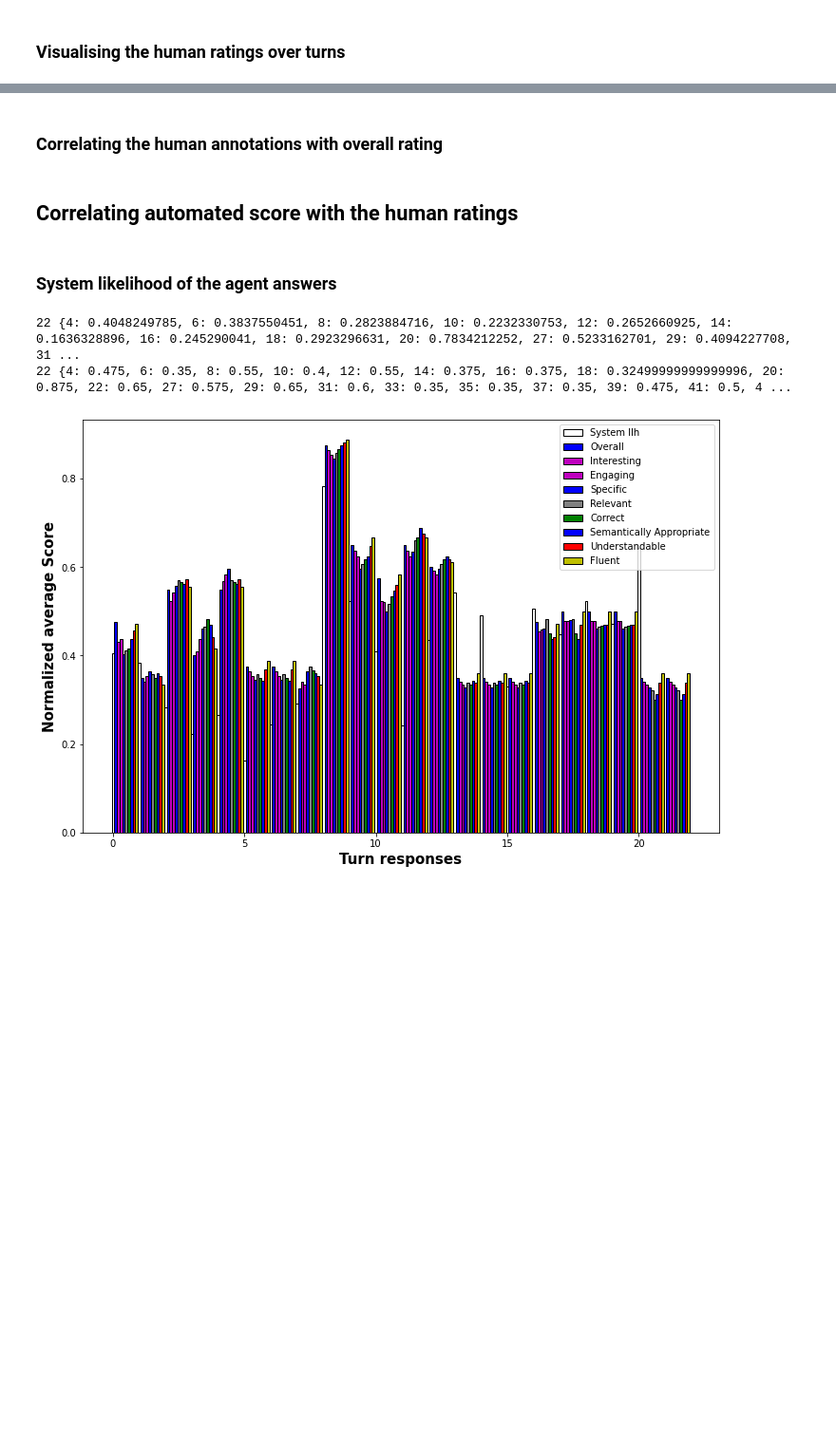
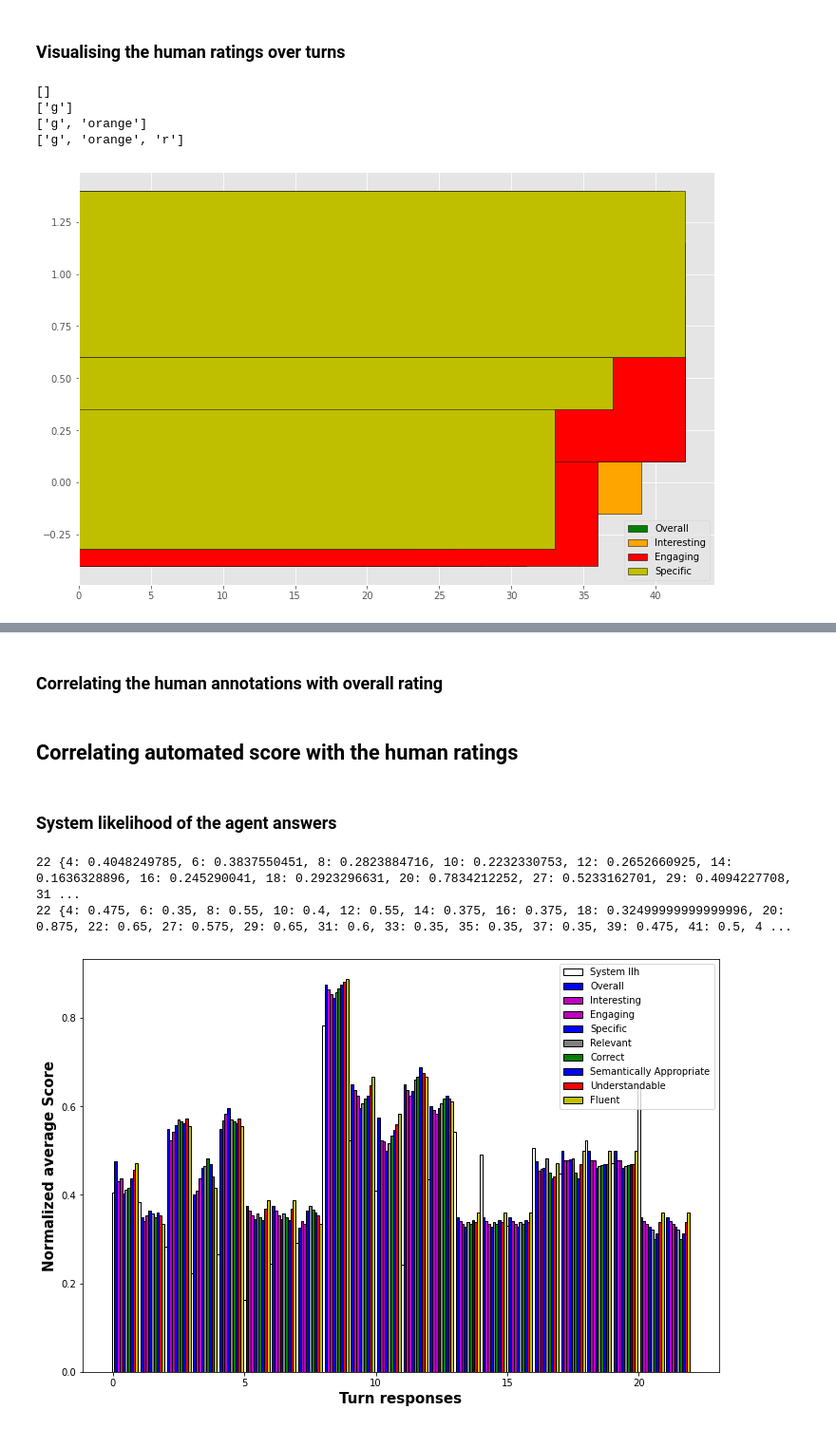
Before and after one commit to leolani/cltl-chatbots, a Jupyter notebook: src/notebooks/dialogue_evaluation_against_annotations.ipynb, the cells around one changed output, grey strips where cells are left out. Shown at 95% size. Cells and saved outputs as stored; diff of their text form; code cells hidden in the pictures; blank space fills up the shorter version.

```diff
--- a/src/notebooks/dialogue_evaluation_against_annotations.ipynb
+++ b/src/notebooks/dialogue_evaluation_against_annotations.ipynb
@@ -46,9 +62,9 @@ def get_score_triples_from_turn(json_row:str, speaker_scores:{}, auto_score:str,
 def evaluate_regression_scores(basepath:Path, speaker_scores:{},auto_score:str, hum_score:str):
     turn_index =[]
     speaker_scores:{}
-    for path in basepath.glob('*.xlsx'):
-        df = pd.read_excel(name)
-        #print(name)
+    for path in basepath.glob('*.csv'):
+        df = pd.read_csv(path)
+        print(path)
         js = df.to_json(orient = 'records')
         for turn in json.loads(js):
             get_score_triples_from_turn(turn, speaker_scores, auto_score,hum_score)
@@ -68,10 +84,11 @@ def get_score_for_turns(json_row:str, turn_scores:{}, score_name:str):
         turn_scores[turn]= score
 
 def get_normalized_human_scores(basepath:Path, score_name:str):
+    all_turn_scores = {}
     normalized_scores = {}
-    for path in basepath.glob('*.xlsx'):
-        df = pd.read_excel(name)
-        #print(name)
+    for path in basepath.glob('*.csv'):
+        df = pd.read_csv(path)
+        print(path)
         js = df.to_json(orient = 'records')
         turn_scores={}
         for turn in json.loads(js):
@@ -148,3 +172,32 @@ def extend__with_bar(width, normalized_scores:{}, score_name:str, plt, colors:[]
+# %%
+from random import getrandbits, choice
+barWidth = 0.1
+fig = plt.subplots(figsize =(12, 8))
+colors=["b","r","g","y","c", "m", "b", "w", "grey", "orange"]
+used_colors = []
+
+score_name = "Overall"
+extend__with_bar(0, normalized_scores_overall, score_name, plt, colors, used_colors)
+score_name = "Interesting"
+extend__with_bar(0.1,normalized_scores_interesting, score_name, plt, colors, used_colors)
+score_name = "Engaging"
+extend__with_bar(0.2,normalized_scores_engaging, score_name, plt, colors, used_colors)
+score_name = "Specific"
+extend__with_bar(0.3,normalized_scores_specific, score_name, plt, colors, used_colors)
+score_name = "Relevant"
+
+
+plt.style.use('ggplot')
+#plt.xlabel('Turn responses', fontweight ='bold', fontsize = 15)
+#plt.ylabel('Normalized average Score', fontweight ='bold', fontsize = 15)
+plt.legend()
+plt.show()
+# %% [output]
+[]
+['g']
+['g', 'orange']
+['g', 'orange', 'r']
+[figure, added]
 # %%
 from random import getrandbits, choice
 barWidth = 0.1
```
Also changed, not shown: parts of 5 cells of this notebook.
